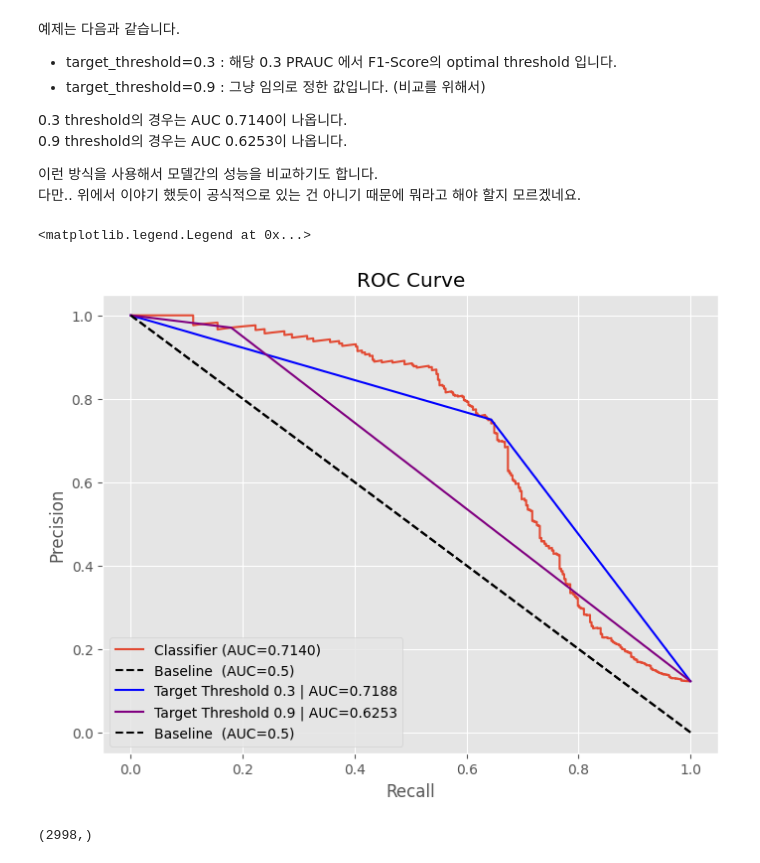
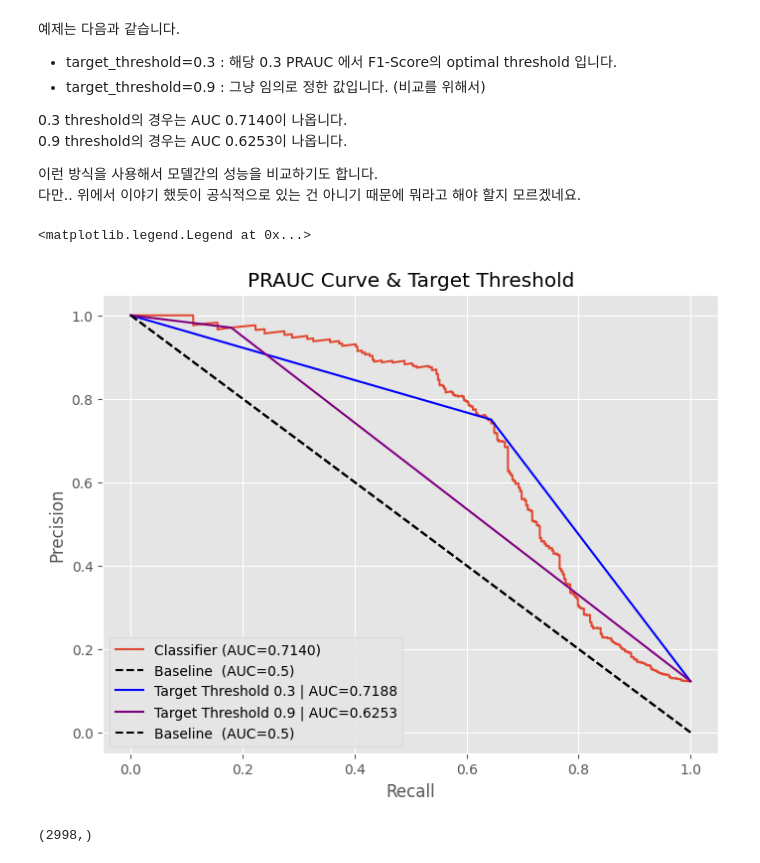
Before and after one commit to AndersonJo/machine-learning, a Jupyter notebook: 001 Performance Test (ROC, AUC, Confusion Matrix)/04. Threshold Optimization.ipynb, the cells around one changed output. Cells and saved outputs as stored; diff of their text form; code cells hidden in the pictures.

```diff
--- a/001 Performance Test (ROC, AUC, Confusion Matrix)/04. Threshold Optimization.ipynb
+++ b/001 Performance Test (ROC, AUC, Confusion Matrix)/04. Threshold Optimization.ipynb
@@ -239,35 +239,35 @@ precision, recall, thresholds = precision_recall_curve(y_test, y_prob)
 # F-Measure (F1-Score)
 fscores = 2 * (precision * recall) / (precision + recall)
 idx1 = np.argmax(fscores)
 
 
 # Plot
 roc_auc = auc(recall, precision)
 fig, plot = plt.subplots(1, figsize=(8, 6))
 plot.plot(recall, precision, label=f"Classifier (AUC={roc_auc:.4f})")
 plot.plot([0, 1], [1, 0], "k--", label=f"Baseline  (AUC=0.5)")
 
 
 # Threshold 0.3 에서의 AUC
 target_threshold = 0.3
 precision, recall, thresholds = precision_recall_curve(y_test, y_prob >= target_threshold)
 plot.plot(recall, precision, color='blue', label=f"Target Threshold {target_threshold} | AUC={auc(recall, precision):.4f}")
 
 # Threshold 0.9 에서의 AUC
 target_threshold = 0.9
 precision, recall, thresholds = precision_recall_curve(y_test, y_prob >= target_threshold)
 plot.plot(recall, precision, color='purple', label=f"Target Threshold {target_threshold} | AUC={auc(recall, precision):.4f}")
 
 
 plot.plot([0, 1], [1, 0], "k--", label=f"Baseline  (AUC=0.5)")
 
 plot.set_xlabel("Recall")
 plot.set_ylabel("Precision")
-plot.set_title(f"ROC Curve")
+plot.set_title(f"PRAUC Curve & Target Threshold")
 plot.legend(loc="lower left")
 # %% [output]
 <matplotlib.legend.Legend at 0x...>
-[figure, old version]
+[figure, new version]
 # %%
 np.unique(thresholds).shape
 # %% [output]
```
